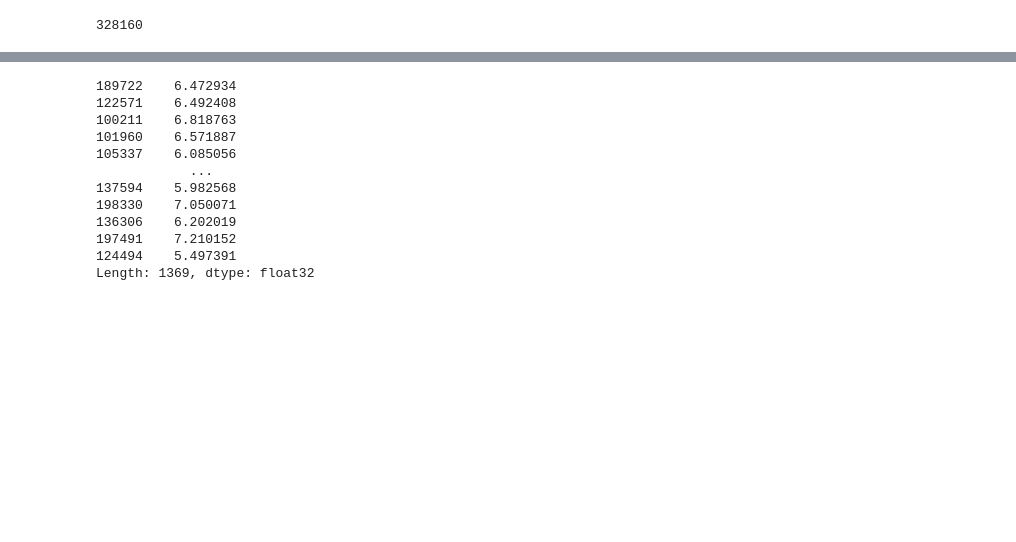
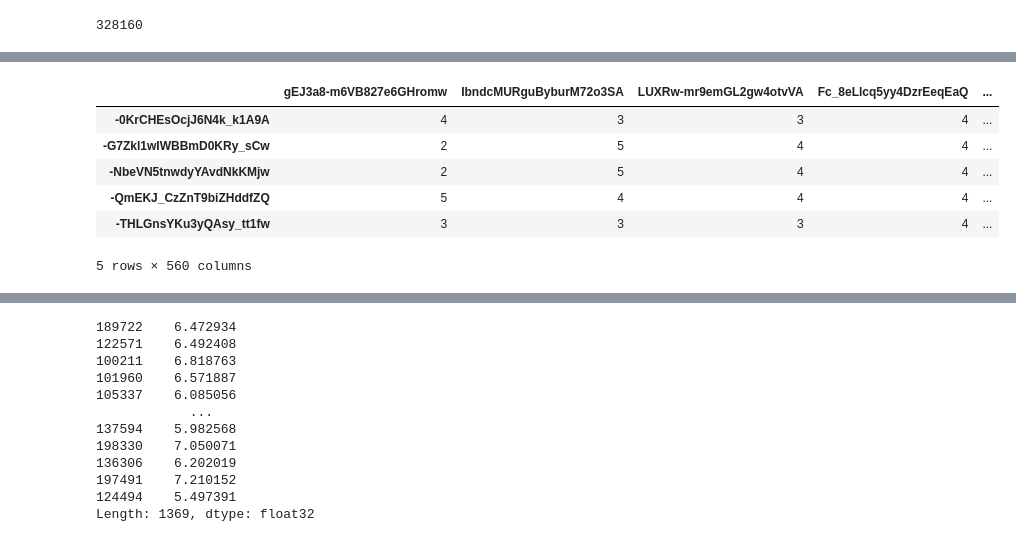
Before and after one commit to AmineSdk/RecommenderSystem, a Jupyter notebook: CF_Social_Autoencoder.ipynb, the cells around one changed output, grey strips where cells are left out. Drawn from its saved outputs; the diff is of its cells as text; code cells hidden in the pictures; blank space fills up the shorter version.

```diff
--- a/CF_Social_Autoencoder.ipynb
+++ b/CF_Social_Autoencoder.ipynb
@@ -240,4 +324,6 @@ for user in df_user_user.index:
 
 
 df_train_r = pd.DataFrame(mat,index= df_user_user.index,columns = df_mat.columns)
+# %%
+df_train = processGmfData(df_train_filtered,'userID','itemID',5000,9999,20000,30000)
 # %%
@@ -275,11 +404,11 @@ user_item_matrix , df_mat = DatasetToUserItemDataFrame(df_train_new,'userID','it
 # %%
-New_User_IDs = df_train_r.index
-New_Item_IDs = df_train_r.columns
+New_User_IDs = df_train_filtered['userID'].unique()
+New_Item_IDs = df_train_filtered['itemID'].unique()
 New_Item_IDs.size * New_User_IDs.size
 # %% [output]
 328160
 # %%
-user_s,item_s = user_item_ID_lists( df_train['userID'],df_train['itemID'])
+user_s,item_s = user_item_ID_lists( df_train['userID'].unique(),df_train['itemID'].unique())
 # %%
 df_mat_filled = Fill_Cf_Matrix(GMF_trained,user_s,item_s,New_User_IDs,New_Item_IDs)
 # %%
@@ -295 +418,3 @@ df_arr = df_u_u.to_numpy()
+# %%
+df_mat_rating =df_mat_filled
 # %%
@@ -301,3 +433,13 @@ df_mat_sample.head()
+# %%
+df_mat_rating.head()
+# %% [output]
+|  | gEJ3a8-m6VB827e6GHromw | IbndcMURguByburM72o3SA | LUXRw-mr9emGL2gw4otvVA | Fc_8eLlcq5yy4DzrEeqEaQ | ... |
+| -0KrCHEsOcjJ6N4k_k1A9A | 4 | 3 | 3 | 4 | ... |
+| -G7Zkl1wIWBBmD0KRy_sCw | 2 | 5 | 4 | 4 | ... |
+| -NbeVN5tnwdyYAvdNkKMjw | 2 | 5 | 4 | 4 | ... |
+| -QmEKJ_CzZnT9biZHddfZQ | 5 | 4 | 4 | 4 | ... |
+| -THLGnsYKu3yQAsy_tt1fw | 3 | 3 | 3 | 4 | ... |
+5 rows × 560 columns
 # %%
 def to_binary(x):
   if (x > 0):
```
Also changed, not shown: parts of 55 cells of this notebook.
